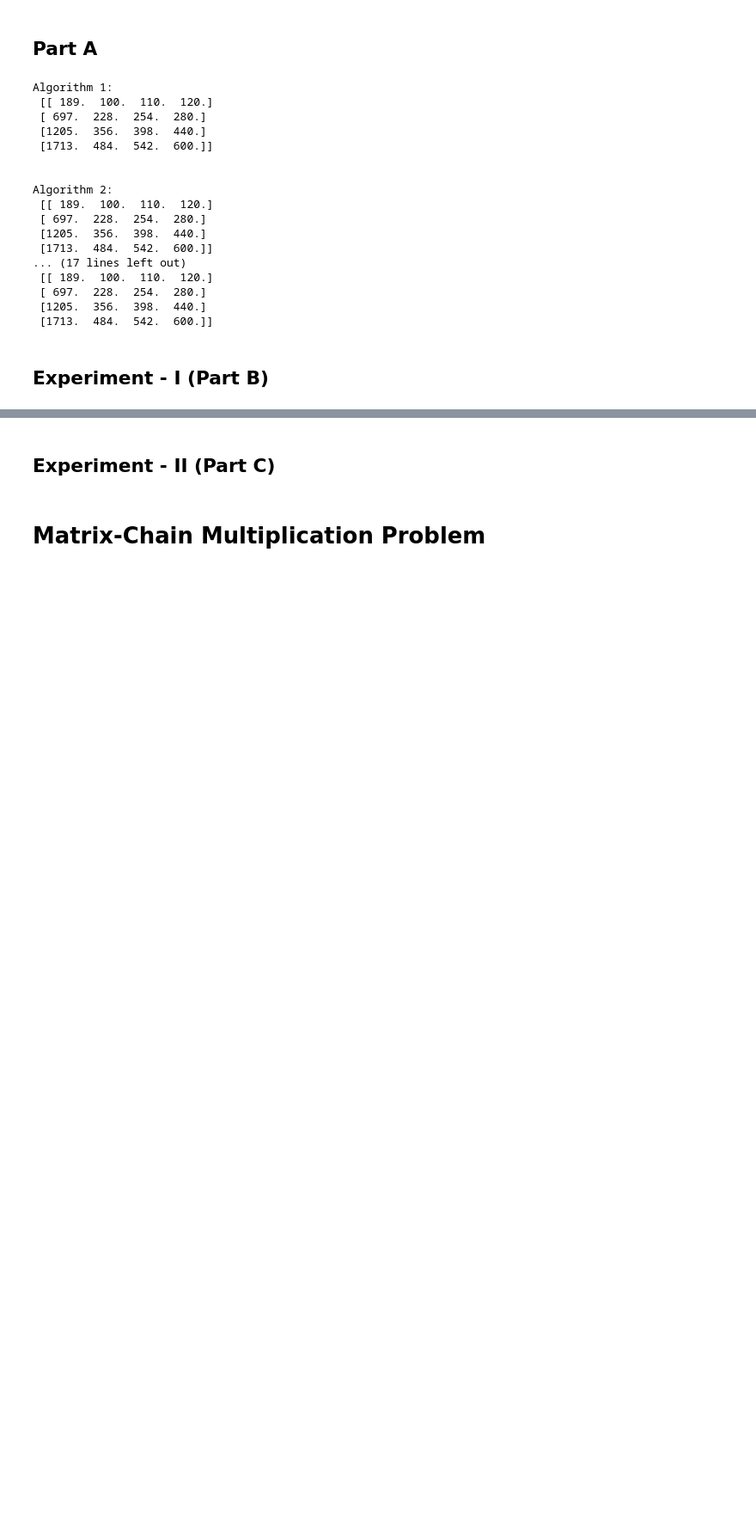
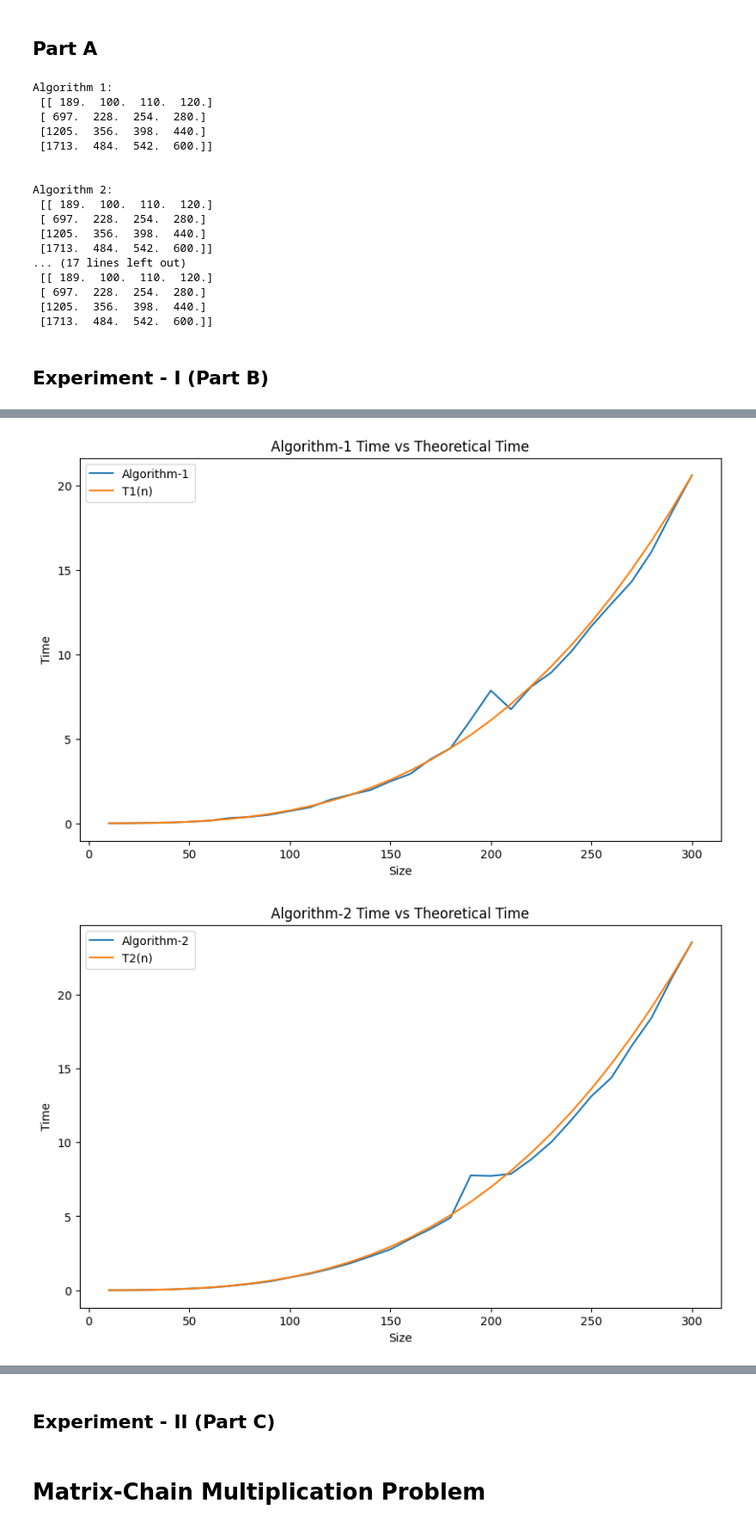
Before and after one commit to owenstrength/COMP-3270, a Jupyter notebook: OwenStrengthAlgorithmsAssignment.ipynb, the cells around one changed output, grey strips where cells are left out. Shown at 86% size. Drawn from its saved outputs; the diff is of its cells as text; code cells hidden in the pictures; blank space fills up the shorter version.

```diff
--- a/OwenStrengthAlgorithmsAssignment.ipynb
+++ b/OwenStrengthAlgorithmsAssignment.ipynb
@@ -397,0 +472,35 @@ Algorithm 2:
+# %%
+import matplotlib.pyplot as plt
+
+# Plot Algorithm-1
+plt.figure(figsize=(10, 6))
+plt.plot(df['Size'], df['Algorithm-1'], label='Algorithm-1')
+plt.plot(df['Size'], df['T1(n)'], label='T1(n)')
+plt.xlabel('Size')
+plt.ylabel('Time')
+plt.title('Algorithm-1 Time vs Theoretical Time')
+plt.legend()
+plt.show()
+
+# Plot Algorithm-2
+plt.figure(figsize=(10, 6))
+plt.plot(df['Size'], df['Algorithm-2'], label='Algorithm-2')
+plt.plot(df['Size'], df['T2(n)'], label='T2(n)')
+plt.xlabel('Size')
+plt.ylabel('Time')
+plt.title('Algorithm-2 Time vs Theoretical Time')
+plt.legend()
+plt.show()
+
+# Plot Algorithm-3
+plt.figure(figsize=(10, 6))
+plt.plot(df['Size'], df['Algorithm-3'], label='Algorithm-3')
+plt.plot(df['Size'], df['T3(n)'], label='T3(n)')
+plt.xlabel('Size')
+plt.ylabel('Time')
+plt.title('Algorithm-3 Time vs Theoretical Time')
+plt.legend()
+plt.show()
+# %% [output]
+[figure, added]
+[figure, added]
```
Also changed, not shown: parts of 2 cells of this notebook.
